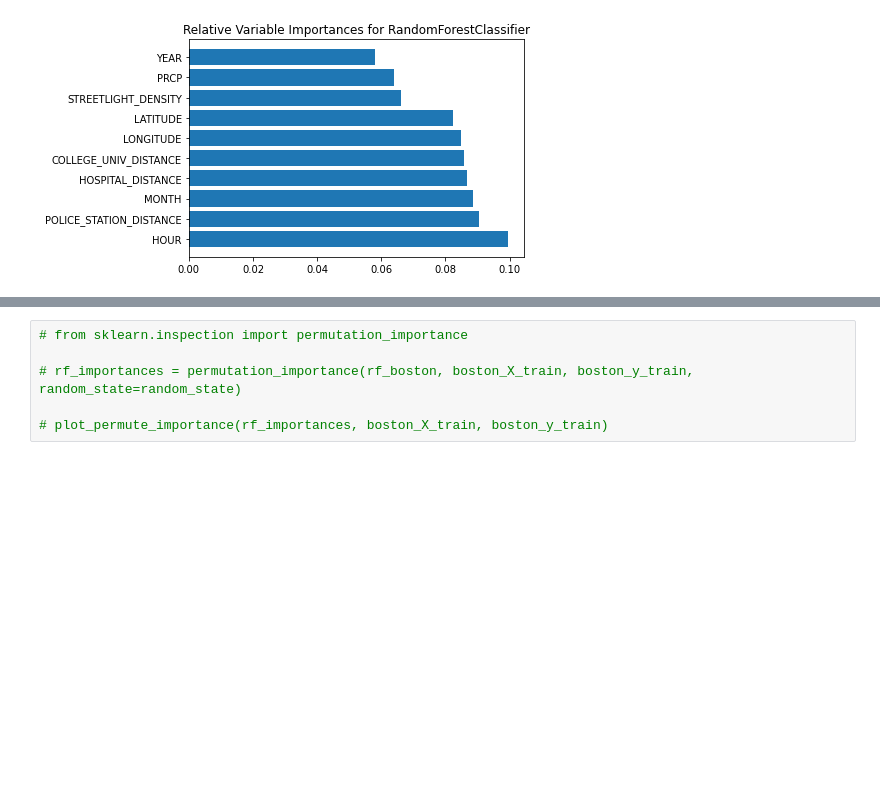
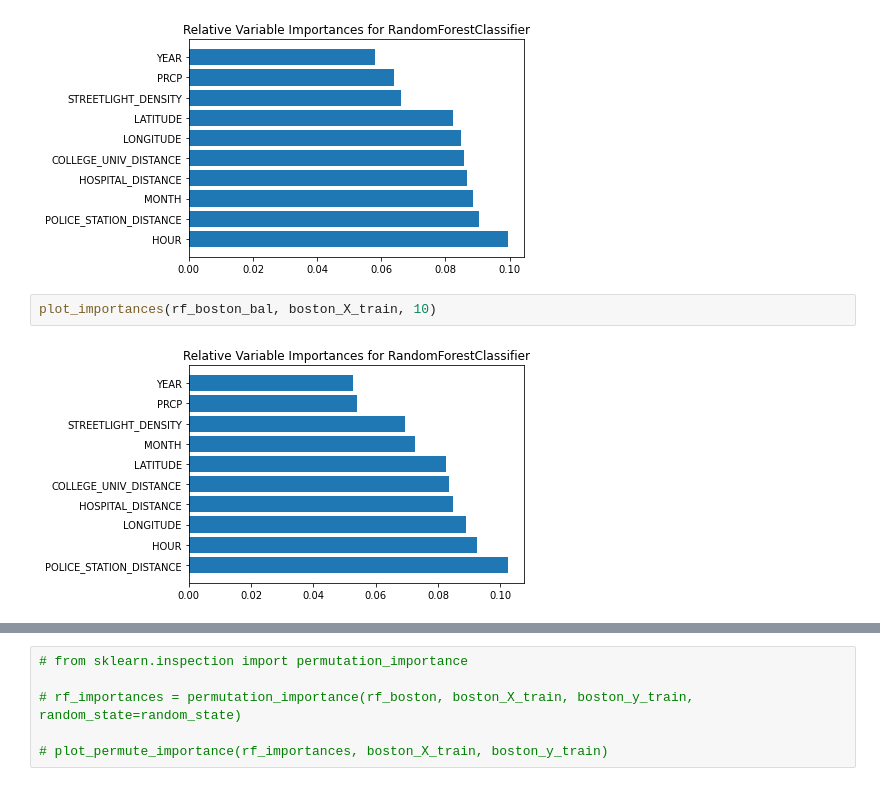
Before and after one commit to YolandaMDavis/cs109a-fall2020, a Jupyter notebook: FinalProject_models_James.ipynb, the cells around one changed output, grey strips where cells are left out. Saved outputs shown, nothing was run; the diff lists cells and outputs as text; blank space fills up the shorter version.

```diff
--- a/FinalProject_models_James.ipynb
+++ b/FinalProject_models_James.ipynb
@@ -316,3 +501,7 @@ n_trees = 210, max_depth = 20. Test accuracy = 0.9273
 plot_importances(rf_boston, boston_X_train, 10)
 # %% [output]
 [figure]
+# %%
+plot_importances(rf_boston_bal, boston_X_train, 10)
+# %% [output]
+[figure, added]
```
Also changed, not shown: parts of 64 cells of this notebook.
